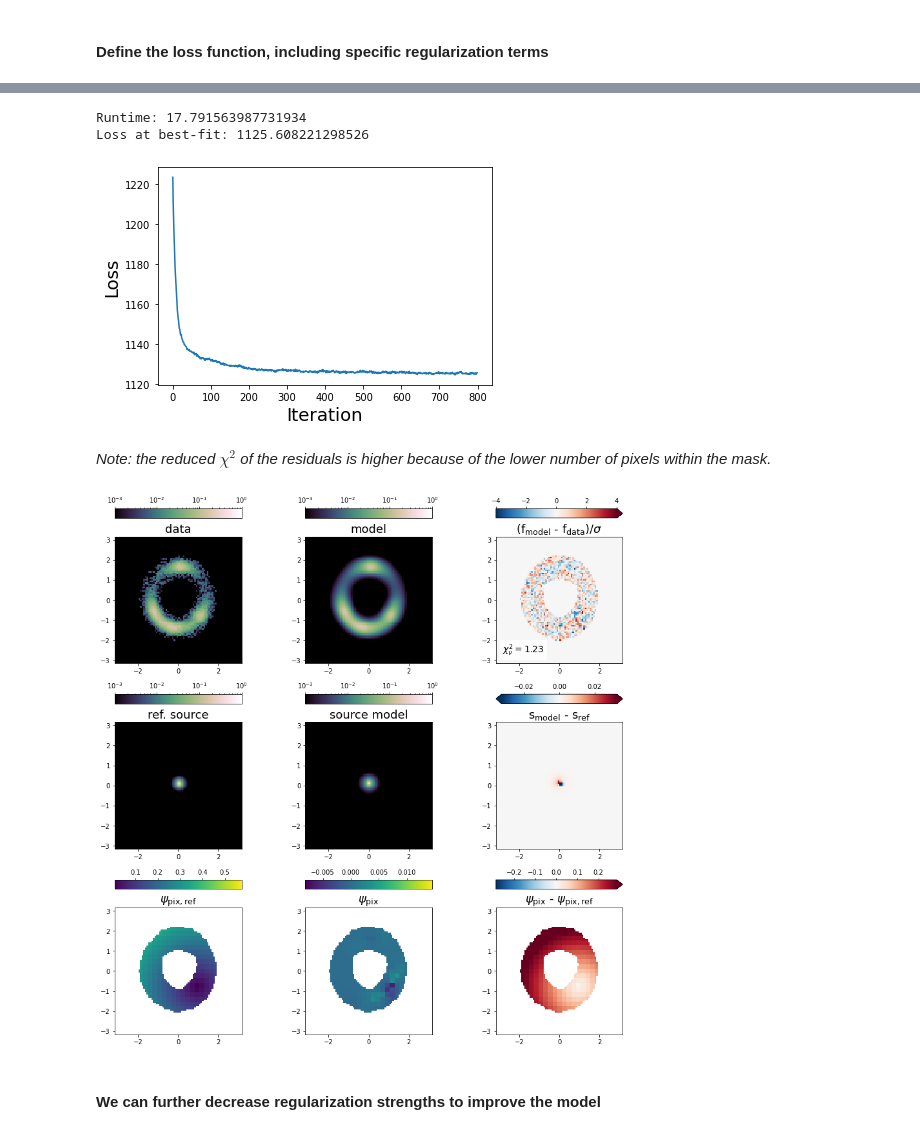
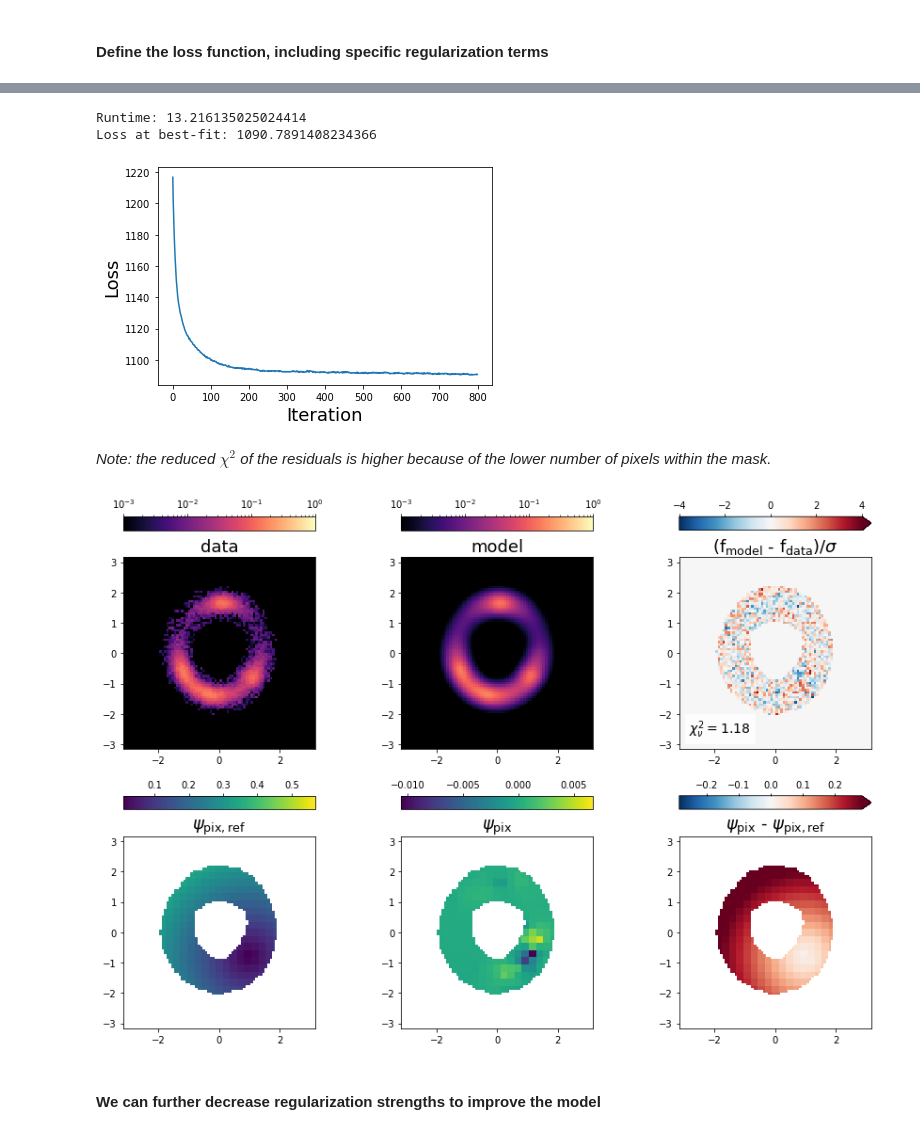
Before and after one commit to Herculens/herculens_workspace, a Jupyter notebook: notebooks/herculens__Subhalo_detection_with_wavelets.ipynb, the cells around one changed output, grey strips where cells are left out. Cells and saved outputs as stored; diff of their text form; code cells hidden in the pictures.

```diff
--- a/notebooks/herculens__Subhalo_detection_with_wavelets.ipynb
+++ b/notebooks/herculens__Subhalo_detection_with_wavelets.ipynb
@@ -350,7 +350,8 @@ BEST-FIT VALUES:
                     'n_sersic': 1.5}]}
 # %%
 arc_mask, _ = model_util.mask_from_lensed_source(lens_image_smooth, parameters=parameters_smooth,
-                                                 threshold=sigma_bkd, smoothing=0)
+                                                 threshold=sigma_bkd, smoothing=0,
+                                                 kwargs_numerics=kwargs_numerics_smooth)
 plt.imshow(arc_mask, origin='lower', extent=extent, cmap='gray')
 plt.show()
 # %% [output]
@@ -358,7 +359,7 @@ plt.show()
 # %% [markdown]
 ### 2.2. Add pixelated deviations to the smooth mass model
 # %%
-kwargs_pixelated_lens = {'pixel_scale_factor': 3, 'conserve_extent': True}
+kwargs_pixelated_lens = {'pixel_scale_factor': 3}
 lens_model_full = MassModel(['SIE', 'SHEAR', 'PIXELATED'],
                             kwargs_pixelated=kwargs_pixelated_lens)
 # %%
@@ -370,7 +371,7 @@ lens_image_full = LensImage(deepcopy(pixel_grid), deepcopy(psf), noise_class=dee
                          kwargs_numerics=kwargs_numerics_full)
 # %%
 # inform the plotter about the true subhalo potential (on the pixelated grid)
-x_grid_lens, y_grid_lens = lens_image_full.Grid.model_pixel_coordinates('lens')
+x_grid_lens, y_grid_lens = lens_image_full.MassModel.pixel_grid.pixel_coordinates
 subhalo_input_fitgrid = lens_image_simu.MassModel.potential(x_grid_lens, y_grid_lens, kwargs_lens_input, k=-1)
 plotter.set_ref_pixelated_potential(subhalo_input_fitgrid)
 # %%
@@ -481,17 +482,17 @@ ax.set_ylabel("Loss", fontsize=FS)
 ax.set_xlabel("Iteration", fontsize=FS)
 plt.show()
 # %% [output]
-Runtime: 17.791563987731934
-Loss at best-fit: 1125.608221298526
+Runtime: 13.216135025024414
+Loss at best-fit: 1090.7891408234366
-[figure, old version]
+[figure, new version]
 # %% [markdown]
 _Note: the reduced $\chi^2$ of the residuals is higher because of the lower number of pixels within the mask._
 # %%
 fig = plotter.model_summary(lens_image_full, kwargs_bestfit_full_1,
                             likelihood_mask=arc_mask,
-                            show_source=True, show_lens_potential=True)
+                            show_source=False, show_lens_potential=True)
 # %% [output]
-[figure, old version]
+[figure, new version]
 # %% [markdown]
 #### We can further decrease regularization strengths to improve the model
 # %%
```
Also changed, not shown: parts of 10 cells of this notebook, 1 other file.
